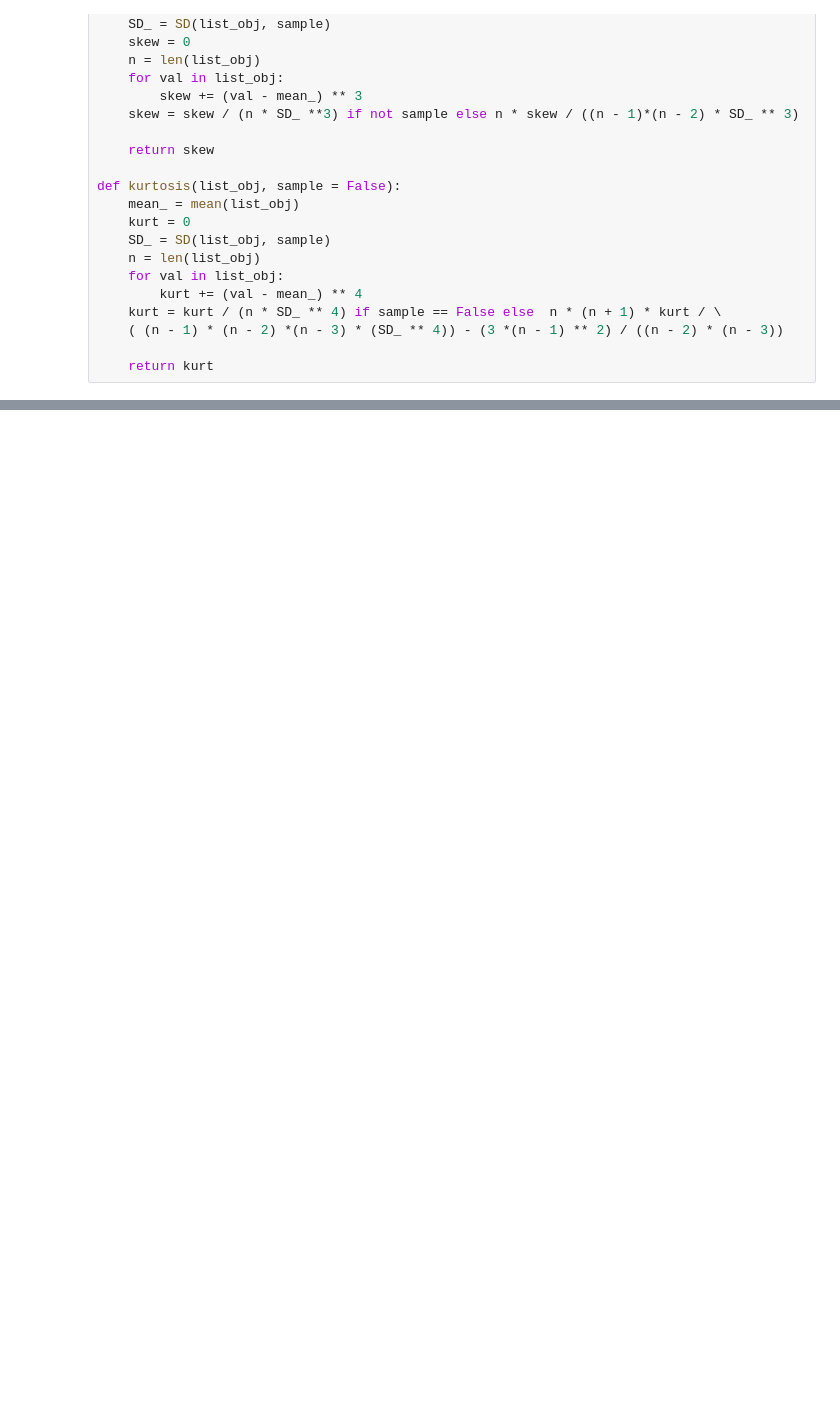
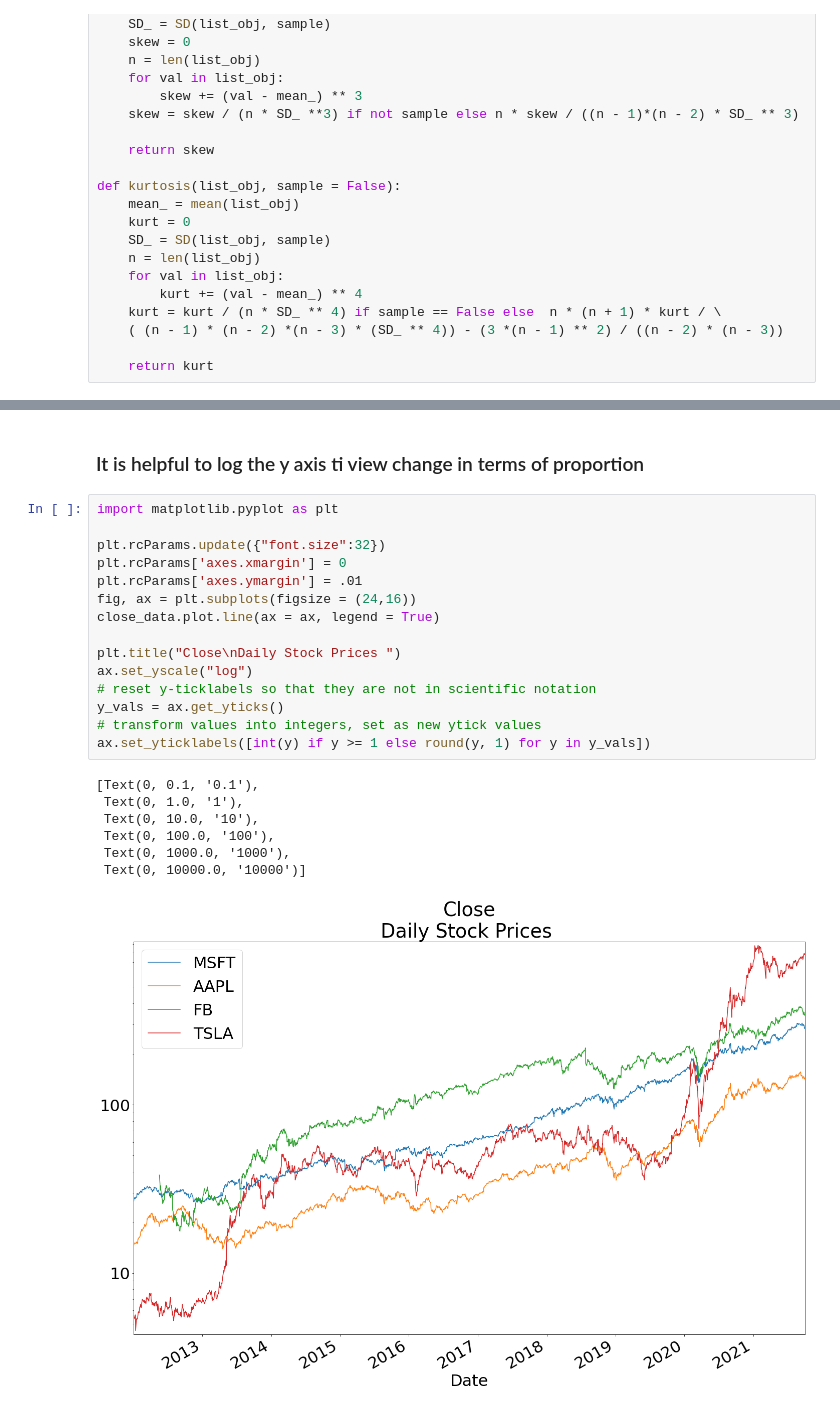
Before and after one commit to iadubovoy/ECON_411, a Jupyter notebook: In-Class Projects/Project 5 - Building Functions and Visualizing Distribution .ipynb, the cells around one changed output, grey strips where cells are left out. Drawn from its saved outputs; the diff is of its cells as text; blank space fills up the shorter version.

```diff
--- a/In-Class Projects/Project 5 - Building Functions and Visualizing Distribution .ipynb
+++ b/In-Class Projects/Project 5 - Building Functions and Visualizing Distribution .ipynb
@@ -179,0 +289,25 @@ list 2 kurtosis 3.0860038825064446
+# %% [markdown]
+### It is helpful to log the y axis ti view change in terms of proportion
+# %%
+import matplotlib.pyplot as plt
+
+plt.rcParams.update({"font.size":32})
+plt.rcParams['axes.xmargin'] = 0
+plt.rcParams['axes.ymargin'] = .01
+fig, ax = plt.subplots(figsize = (24,16))
+close_data.plot.line(ax = ax, legend = True)
+
+plt.title("Close\nDaily Stock Prices ")
+ax.set_yscale("log")
+# reset y-ticklabels so that they are not in scientific notation
+y_vals = ax.get_yticks()
+# transform values into integers, set as new ytick values
+ax.set_yticklabels([int(y) if y >= 1 else round(y, 1) for y in y_vals])
+# %% [output]
+[Text(0, 0.1, '0.1'),
+ Text(0, 1.0, '1'),
+ Text(0, 10.0, '10'),
+ Text(0, 100.0, '100'),
+ Text(0, 1000.0, '1000'),
+ Text(0, 10000.0, '10000')]
+[figure, added]
```
Also changed, not shown: parts of 20 cells of this notebook, 5 other files.
